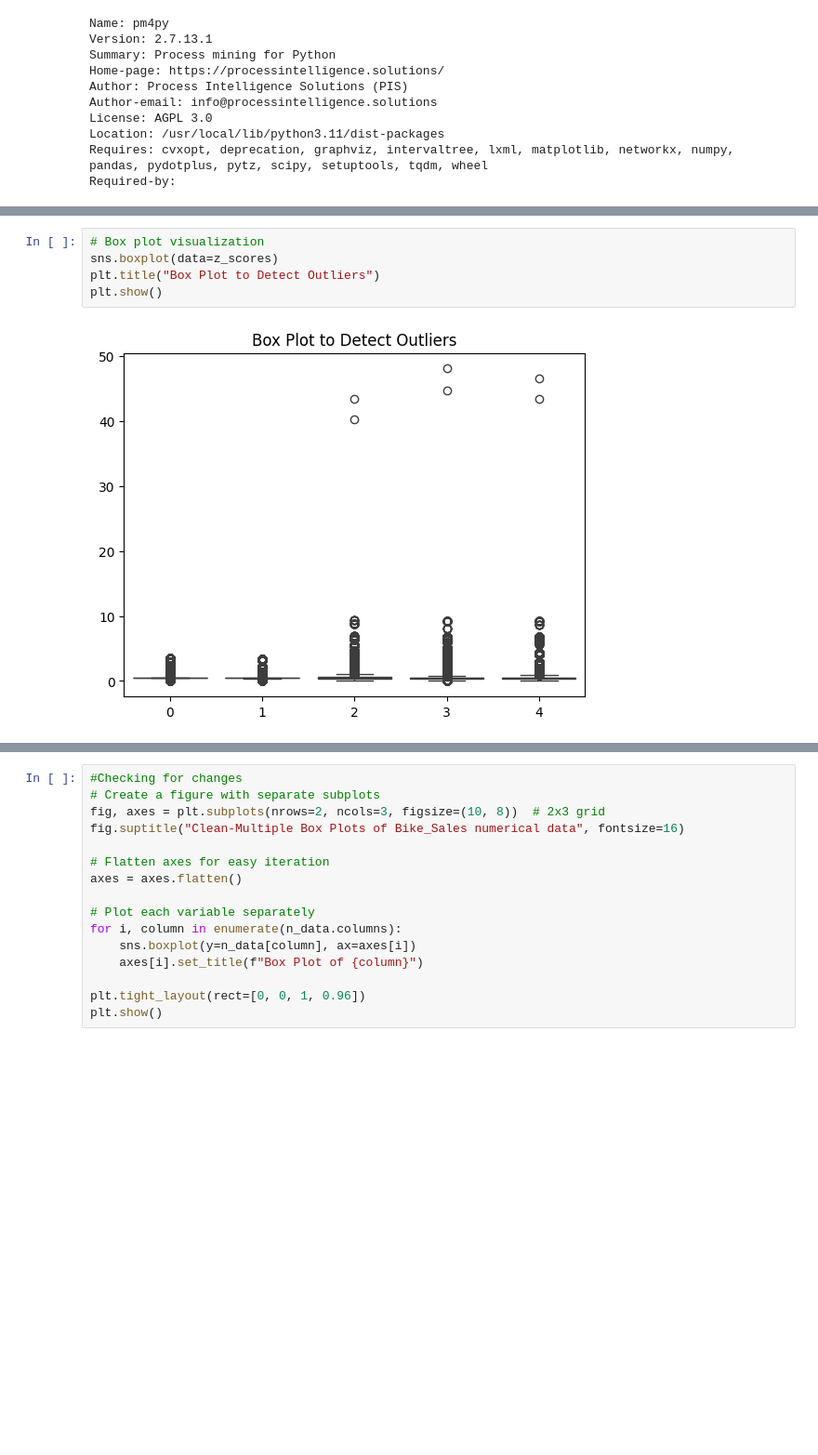
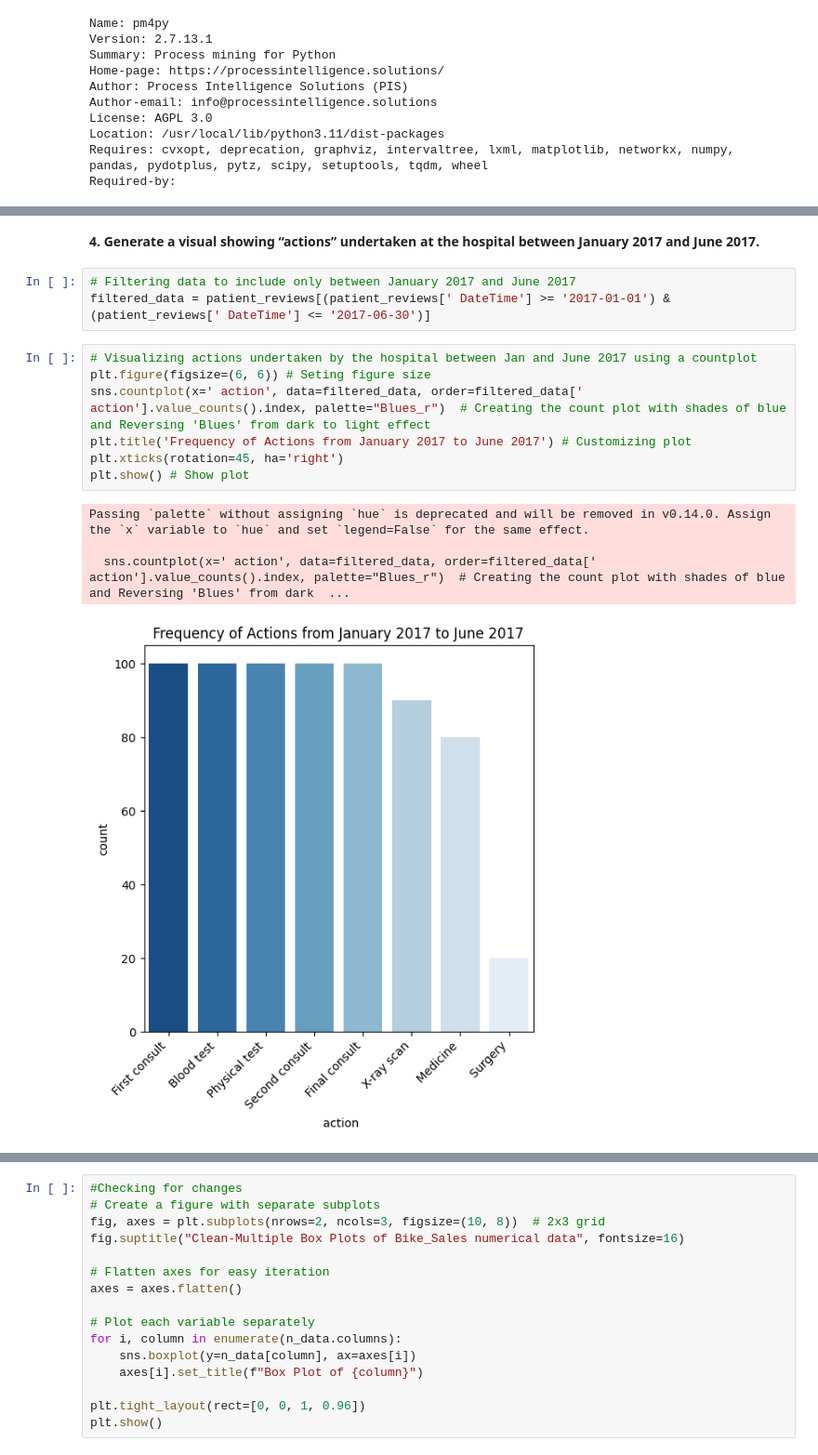
Before and after one commit to ZiriaNantaba/DataMining-Modelling-Analytics, a Jupyter notebook: Exam Ziria Nantaba B26281.ipynb, the cells around one changed output, grey strips where cells are left out. Shown at 93% size. Cells and saved outputs as stored; diff of their text form; blank space fills up the shorter version.

```diff
--- a/Exam Ziria Nantaba B26281.ipynb
+++ b/Exam Ziria Nantaba B26281.ipynb
@@ -892,7 +910,18 @@ print("Logs saved to app_logs.log")
-# %%
-# Box plot visualization
-sns.boxplot(data=z_scores)
-plt.title("Box Plot to Detect Outliers")
-plt.show()
-# %% [output]
-[figure, removed]
+# %% [markdown]
+**4. Generate a visual showing “actions” undertaken at the hospital between January 2017
+and June 2017.**
+# %%
+# Filtering data to include only between January 2017 and June 2017
+filtered_data = patient_reviews[(patient_reviews[' DateTime'] >= '2017-01-01') & (patient_reviews[' DateTime'] <= '2017-06-30')]
+# %%
+# Visualizing actions undertaken by the hospital between Jan and June 2017 using a countplot
+plt.figure(figsize=(6, 6)) # Seting figure size
+sns.countplot(x=' action', data=filtered_data, order=filtered_data[' action'].value_counts().index, palette="Blues_r")  # Creating the count plot with shades of blue and Reversing 'Blues' from dark to light effect
+plt.title('Frequency of Actions from January 2017 to June 2017') # Customizing plot
+plt.xticks(rotation=45, ha='right')
+plt.show() # Show plot
+# %% [output]
+Passing `palette` without assigning `hue` is deprecated and will be removed in v0.14.0. Assign the `x` variable to `hue` and set `legend=False` for the same effect.
+
+  sns.countplot(x=' action', data=filtered_data, order=filtered_data[' action'].value_counts().index, palette="Blues_r")  # Creating the count plot with shades of blue and Reversing 'Blues' from dark  ...
+[figure, added]
```
Also changed, not shown: parts of 47 cells of this notebook.
